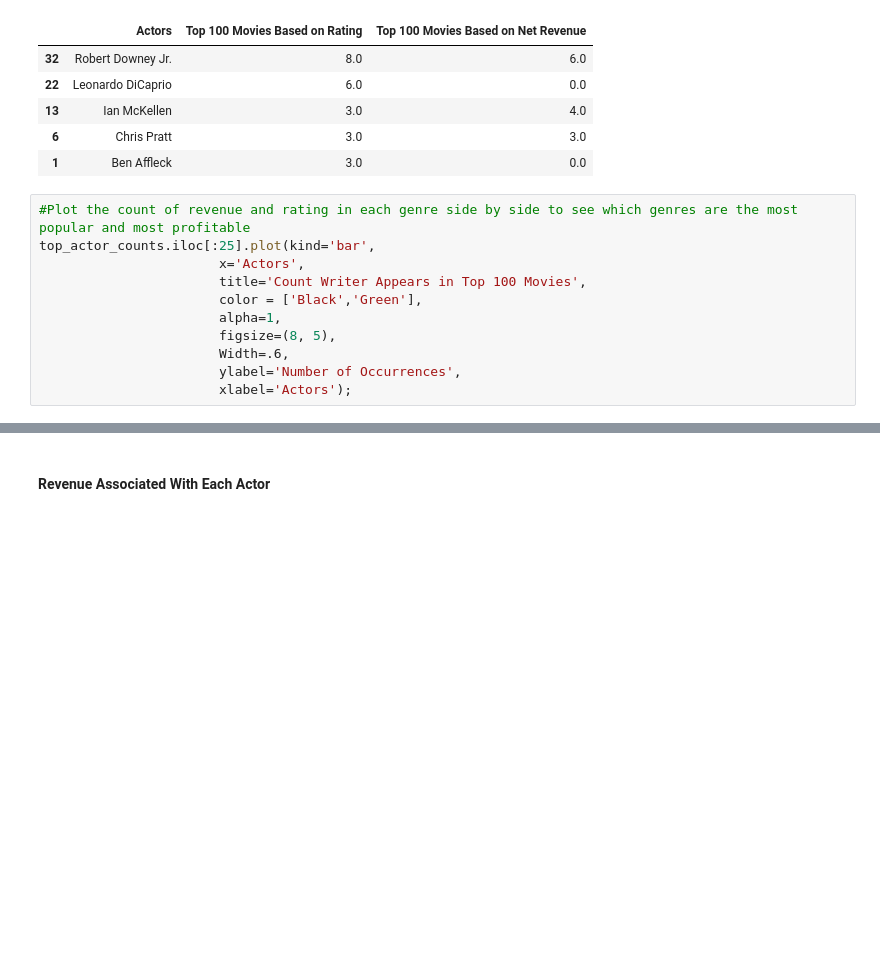
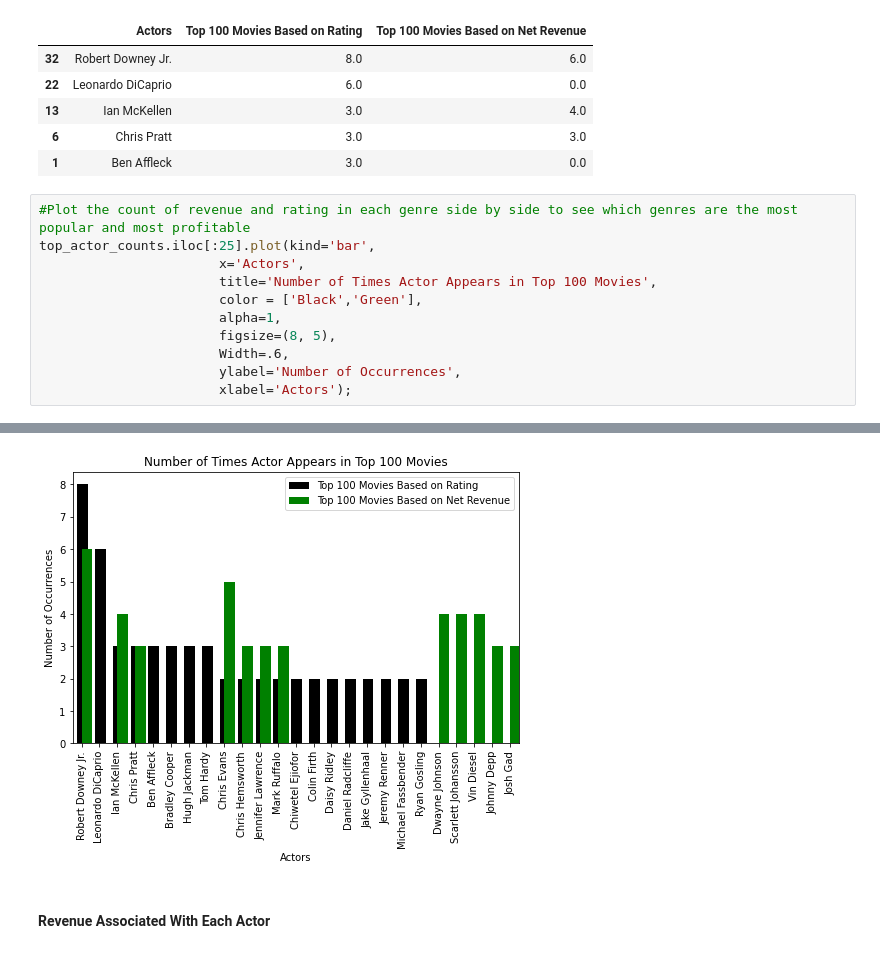
Before and after one commit to reboyce/Gilbert-Team-Repo, a Jupyter notebook: Notebooks/Principals.ipynb, the cells around one changed output, grey strips where cells are left out. Drawn from its saved outputs; the diff is of its cells as text; blank space fills up the shorter version.

```diff
--- a/Notebooks/Principals.ipynb
+++ b/Notebooks/Principals.ipynb
@@ -639,7 +639,7 @@ top_actor_counts.head()
 #Plot the count of revenue and rating in each genre side by side to see which genres are the most popular and most profitable
 top_actor_counts.iloc[:25].plot(kind='bar',
                        x='Actors',
-                       title='Count Writer Appears in Top 100 Movies',
+                       title='Number of Times Actor Appears in Top 100 Movies',
                        color = ['Black','Green'],
                        alpha=1,
                        figsize=(8, 5),
@@ -651,3 +650,4 @@ SyntaxError: keyword argument repeated (<ipython-input-52-c71e622748f5>, line 11
+[figure, added]
 # %% [markdown]
 #### Revenue Associated With Each Actor
 # %%
```
Also changed, not shown: parts of 4 cells of this notebook, 5 other files.
